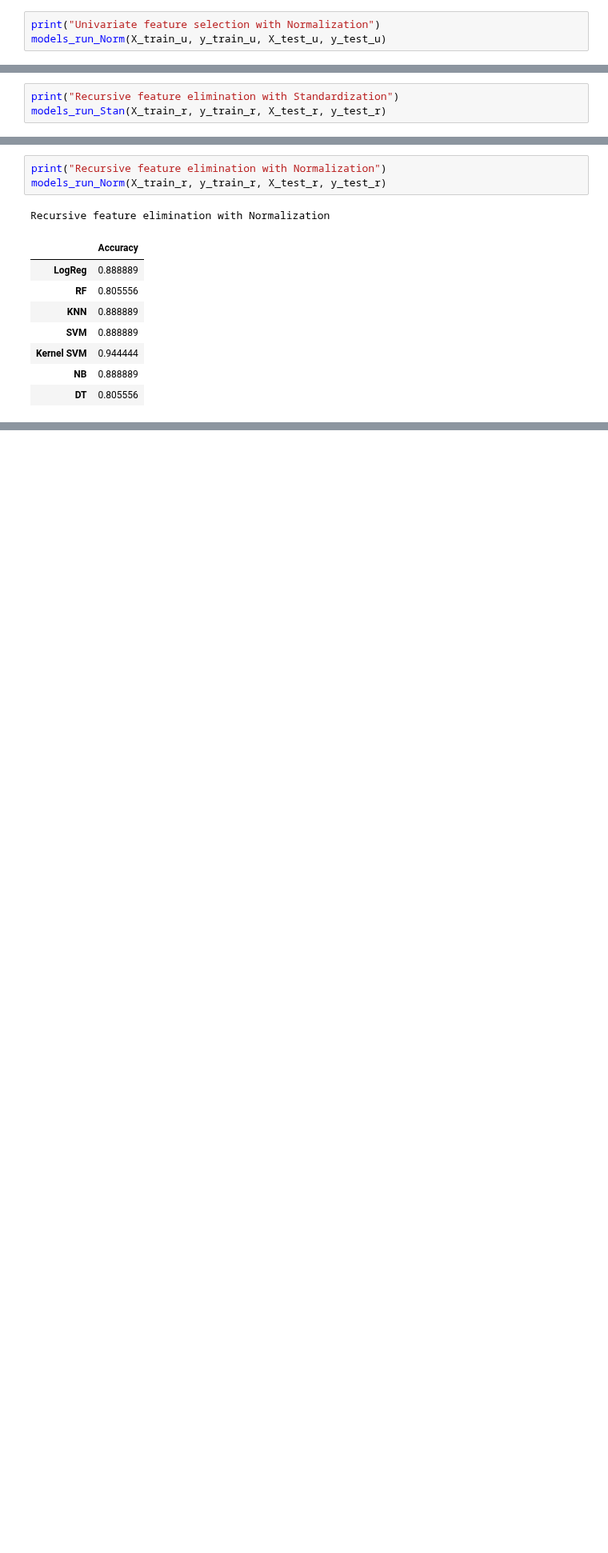
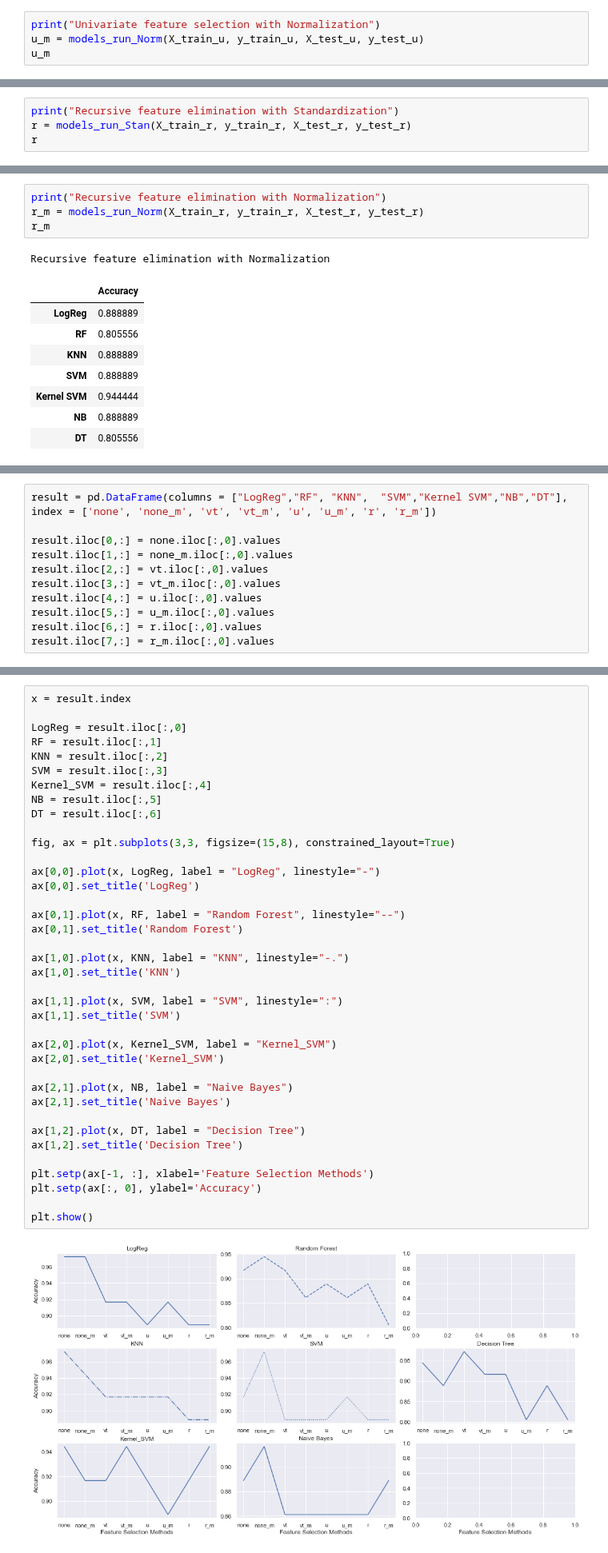
Before and after one commit to omgitsmj24/BOOT_AI_INTERN, a Jupyter notebook: Data Preprocessing/Week2/wine.ipynb, the cells around one changed output, grey strips where cells are left out. Shown at 80% size. Drawn from its saved outputs; the diff is of its cells as text; blank space fills up the shorter version.

Commit message:
visualize the result for wine

```diff
--- a/Data Preprocessing/Week2/wine.ipynb
+++ b/Data Preprocessing/Week2/wine.ipynb
@@ -363,7 +368,8 @@ Univariate feature selection with Standardization
 | DT | 0.916667 |
 # %%
 print("Univariate feature selection with Normalization")
-models_run_Norm(X_train_u, y_train_u, X_test_u, y_test_u)
+u_m = models_run_Norm(X_train_u, y_train_u, X_test_u, y_test_u)
+u_m
 # %% [output]
 Univariate feature selection with Normalization
 |  | Accuracy |
@@ -376,7 +382,8 @@ Univariate feature selection with Normalization
 | DT | 0.805556 |
 # %%
 print("Recursive feature elimination with Standardization")
-models_run_Stan(X_train_r, y_train_r, X_test_r, y_test_r)
+r = models_run_Stan(X_train_r, y_train_r, X_test_r, y_test_r)
+r
 # %% [output]
 Recursive feature elimination with Standardization
 |  | Accuracy |
@@ -389,7 +396,8 @@ Recursive feature elimination with Standardization
 | DT | 0.888889 |
 # %%
 print("Recursive feature elimination with Normalization")
-models_run_Norm(X_train_r, y_train_r, X_test_r, y_test_r)
+r_m = models_run_Norm(X_train_r, y_train_r, X_test_r, y_test_r)
+r_m
 # %% [output]
 Recursive feature elimination with Normalization
 |  | Accuracy |
@@ -420,0 +411,11 @@ sns.lineplot(data = result, y = 'LogReg', x ='Unnamed: 0')
+# %%
+result = pd.DataFrame(columns = ["LogReg","RF", "KNN",	"SVM","Kernel SVM","NB","DT"], index = ['none', 'none_m', 'vt', 'vt_m', 'u', 'u_m', 'r', 'r_m'])
+
+result.iloc[0,:] = none.iloc[:,0].values
+result.iloc[1,:] = none_m.iloc[:,0].values
+result.iloc[2,:] = vt.iloc[:,0].values
+result.iloc[3,:] = vt_m.iloc[:,0].values
+result.iloc[4,:] = u.iloc[:,0].values
+result.iloc[5,:] = u_m.iloc[:,0].values
+result.iloc[6,:] = r.iloc[:,0].values
+result.iloc[7,:] = r_m.iloc[:,0].values
@@ -420,0 +434,40 @@ sns.lineplot(data = result, y = 'LogReg', x ='Unnamed: 0')
+# %%
+x = result.index
+
+LogReg = result.iloc[:,0]
+RF = result.iloc[:,1]
+KNN = result.iloc[:,2]
+SVM = result.iloc[:,3]
+Kernel_SVM = result.iloc[:,4]
+NB = result.iloc[:,5]
+DT = result.iloc[:,6]
+
+fig, ax = plt.subplots(3,3, figsize=(15,8), constrained_layout=True)
+
+ax[0,0].plot(x, LogReg, label = "LogReg", linestyle="-")
+ax[0,0].set_title('LogReg')
+
+ax[0,1].plot(x, RF, label = "Random Forest", linestyle="--")
+ax[0,1].set_title('Random Forest')
+
+ax[1,0].plot(x, KNN, label = "KNN", linestyle="-.")
+ax[1,0].set_title('KNN')
+
+ax[1,1].plot(x, SVM, label = "SVM", linestyle=":")
+ax[1,1].set_title('SVM')
+
+ax[2,0].plot(x, Kernel_SVM, label = "Kernel_SVM")
+ax[2,0].set_title('Kernel_SVM')
+
+ax[2,1].plot(x, NB, label = "Naive Bayes")
+ax[2,1].set_title('Naive Bayes')
+
+ax[1,2].plot(x, DT, label = "Decision Tree")
+ax[1,2].set_title('Decision Tree')
+
+plt.setp(ax[-1, :], xlabel='Feature Selection Methods')
+plt.setp(ax[:, 0], ylabel='Accuracy')
+
+plt.show()
+# %% [output]
+[figure, added]
```
Also changed, not shown: parts of 8 cells of this notebook.
